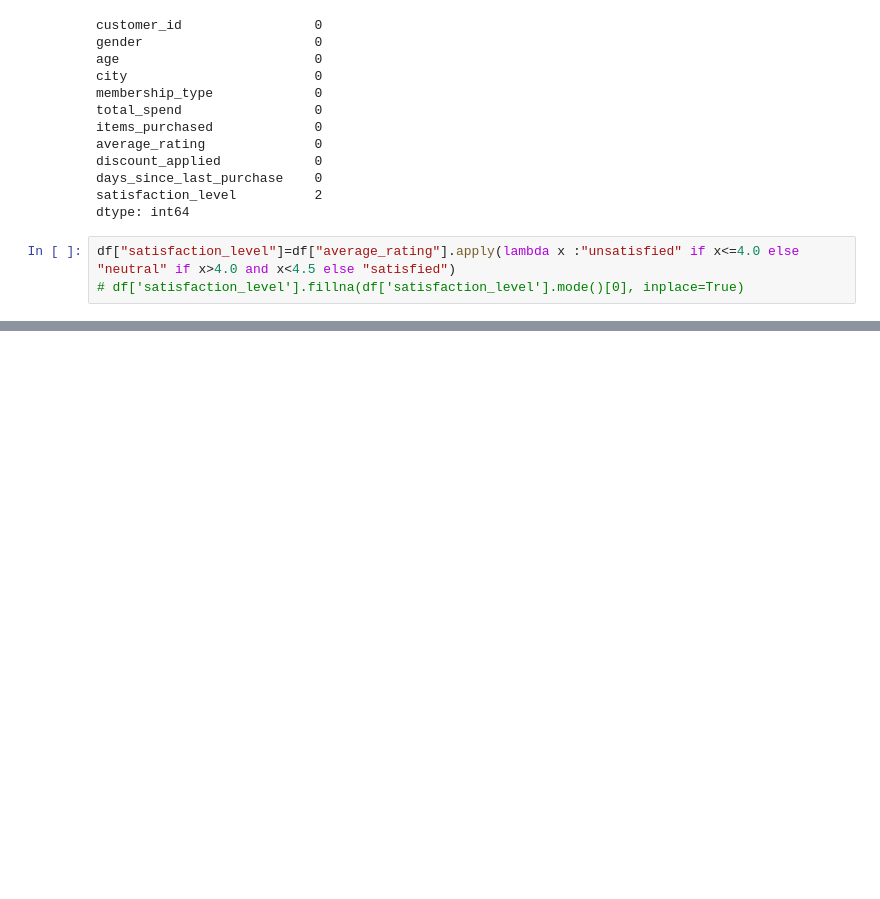
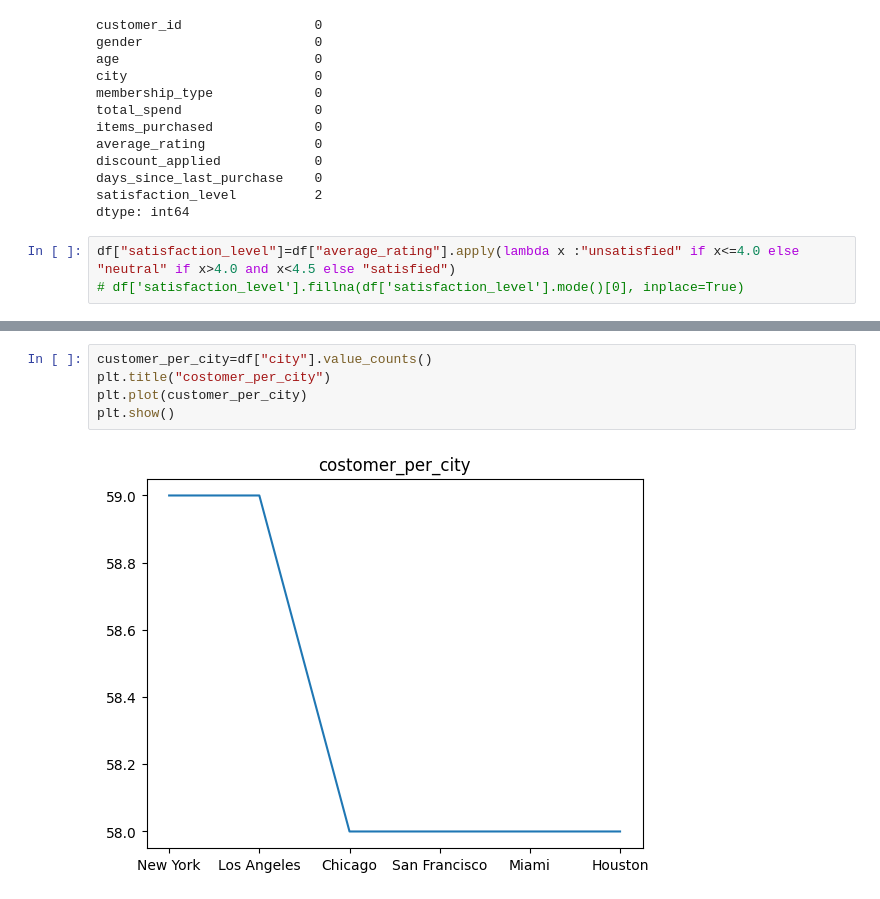
Before and after one commit to APAdhil71/pandaswork, a Jupyter notebook: customer_behaviour/process_customer_behaviour.ipynb, the cells around one changed output, grey strips where cells are left out. Drawn from its saved outputs; the diff is of its cells as text; blank space fills up the shorter version.

```diff
--- a/customer_behaviour/process_customer_behaviour.ipynb
+++ b/customer_behaviour/process_customer_behaviour.ipynb
@@ -51,0 +126,7 @@ df["satisfaction_level"]=df["average_rating"].apply(lambda x :"unsatisfied" if x
+# %%
+customer_per_city=df["city"].value_counts()
+plt.title("costomer_per_city")
+plt.plot(customer_per_city)
+plt.show()
+# %% [output]
+[figure, added]
```
Also changed, not shown: parts of 11 cells of this notebook.
